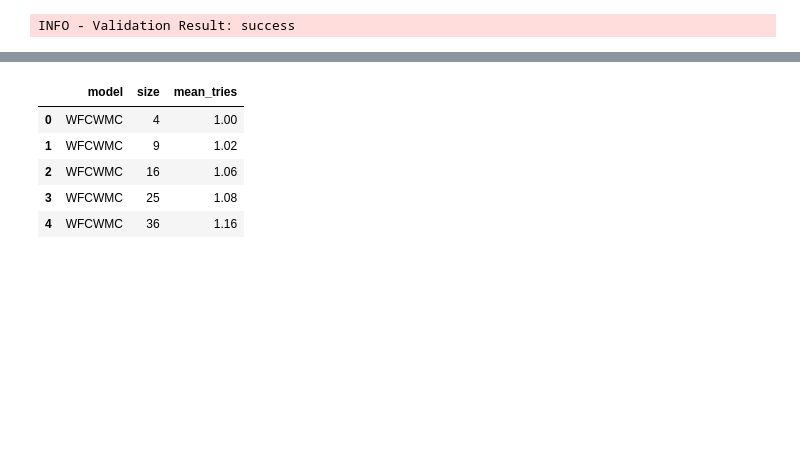
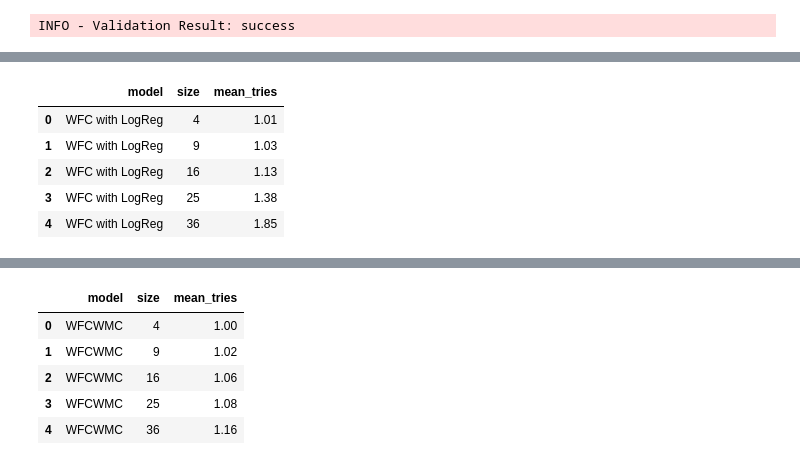
Before and after one commit to evlko/WFCWML, a Jupyter notebook: notebooks/performance.ipynb, the cells around one changed output, grey strips where cells are left out. Saved outputs shown, nothing was run; the diff lists cells and outputs as text; code cells hidden in the pictures; blank space fills up the shorter version.

```diff
--- a/notebooks/performance.ipynb
+++ b/notebooks/performance.ipynb
@@ -86,0 +101,14 @@ wfcwdt_df.head(5)
+# %%
+logreg_judge = ClassifierJudge(view=Rect(width=5, height=5), threshold=0.8, rebalance=True)
+logreg_judge.load_weights("weights/logistic_regression.pkl")
+
+wfclog_df = evaluate_wfc(sizes, target_successes, logreg_judge, "WFC with LogReg")
+
+wfclog_df.head(5)
+# %% [output]
+|  | model | size | mean_tries |
+| 0 | WFC with LogReg | 4 | 1.01 |
+| 1 | WFC with LogReg | 9 | 1.03 |
+| 2 | WFC with LogReg | 16 | 1.13 |
+| 3 | WFC with LogReg | 25 | 1.38 |
+| 4 | WFC with LogReg | 36 | 1.85 |
```
Also changed, not shown: parts of 7 cells of this notebook, 20 other files.
